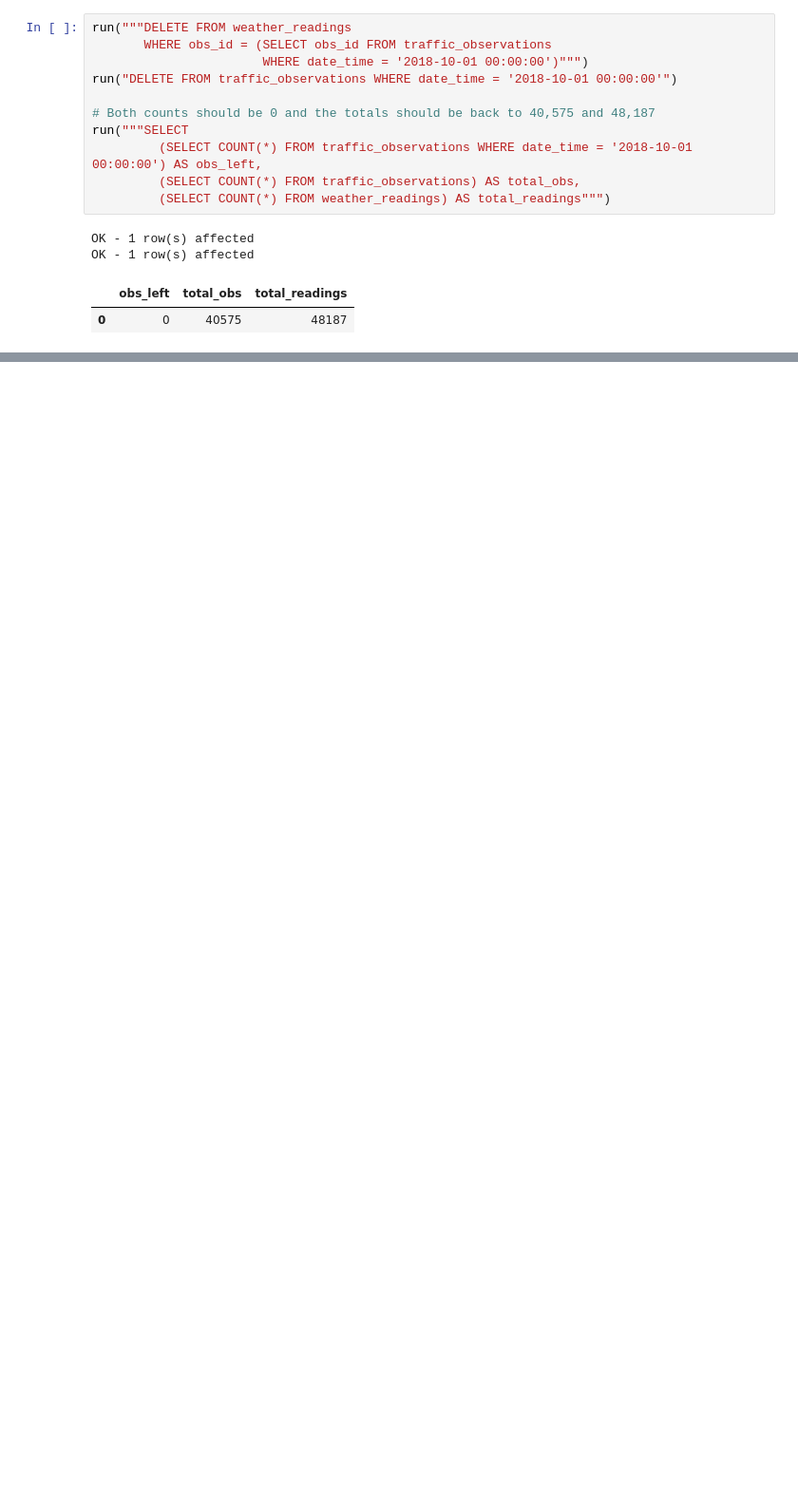
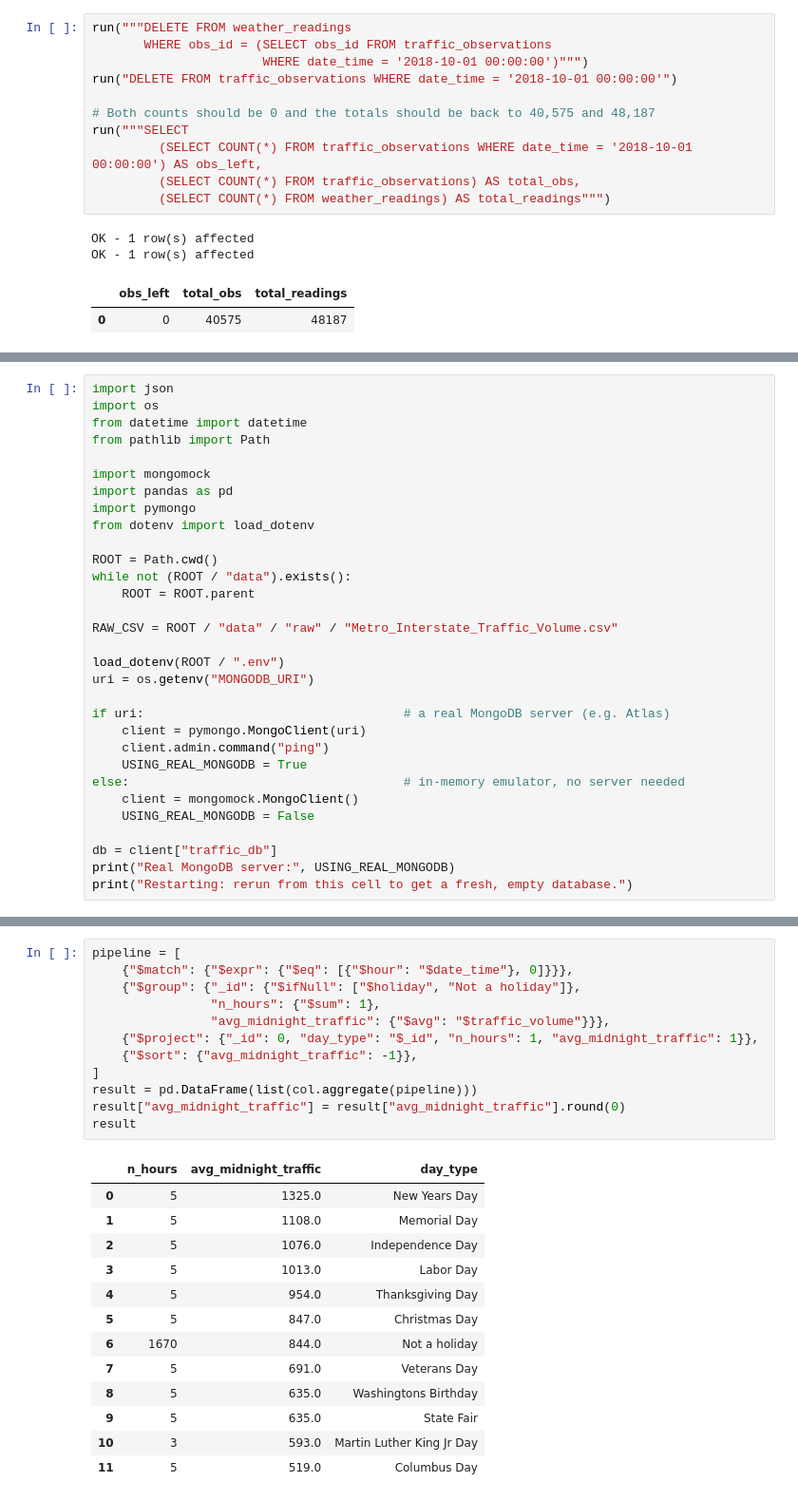
Before and after one commit to Akinloye3264/machine_learning_pipeline_formative-one, a Jupyter notebook: database/scripts/trafficsnotebook.ipynb, the cells around one changed output, grey strips where cells are left out. Shown at 95% size. Saved outputs shown, nothing was run; the diff lists cells and outputs as text; blank space fills up the shorter version.

Commit message:
Implemented a Mongo db and also exported both databases

```diff
--- a/database/scripts/trafficsnotebook.ipynb
+++ b/database/scripts/trafficsnotebook.ipynb
@@ -354,0 +349,31 @@ OK - 1 row(s) affected
+# %%
+import json
+import os
+from datetime import datetime
+from pathlib import Path
+
+import mongomock
+import pandas as pd
+import pymongo
+from dotenv import load_dotenv
+
+ROOT = Path.cwd()
+while not (ROOT / "data").exists():
+    ROOT = ROOT.parent
+
+RAW_CSV = ROOT / "data" / "raw" / "Metro_Interstate_Traffic_Volume.csv"
+
+load_dotenv(ROOT / ".env")
+uri = os.getenv("MONGODB_URI")
+
+if uri:                                   # a real MongoDB server (e.g. Atlas)
+    client = pymongo.MongoClient(uri)
+    client.admin.command("ping")
+    USING_REAL_MONGODB = True
+else:                                     # in-memory emulator, no server needed
+    client = mongomock.MongoClient()
+    USING_REAL_MONGODB = False
+
+db = client["traffic_db"]
+print("Real MongoDB server:", USING_REAL_MONGODB)
+print("Restarting: rerun from this cell to get a fresh, empty database.")
@@ -354,0 +560,26 @@ OK - 1 row(s) affected
+# %%
+pipeline = [
+    {"$match": {"$expr": {"$eq": [{"$hour": "$date_time"}, 0]}}},
+    {"$group": {"_id": {"$ifNull": ["$holiday", "Not a holiday"]},
+                "n_hours": {"$sum": 1},
+                "avg_midnight_traffic": {"$avg": "$traffic_volume"}}},
+    {"$project": {"_id": 0, "day_type": "$_id", "n_hours": 1, "avg_midnight_traffic": 1}},
+    {"$sort": {"avg_midnight_traffic": -1}},
+]
+result = pd.DataFrame(list(col.aggregate(pipeline)))
+result["avg_midnight_traffic"] = result["avg_midnight_traffic"].round(0)
+result
+# %% [output]
+|  | n_hours | avg_midnight_traffic | day_type |
+| 0 | 5 | 1325.0 | New Years Day |
+| 1 | 5 | 1108.0 | Memorial Day |
+| 2 | 5 | 1076.0 | Independence Day |
+| 3 | 5 | 1013.0 | Labor Day |
+| 4 | 5 | 954.0 | Thanksgiving Day |
+| 5 | 5 | 847.0 | Christmas Day |
+| 6 | 1670 | 844.0 | Not a holiday |
+| 7 | 5 | 691.0 | Veterans Day |
+| 8 | 5 | 635.0 | Washingtons Birthday |
+| 9 | 5 | 635.0 | State Fair |
+| 10 | 3 | 593.0 | Martin Luther King Jr Day |
+| 11 | 5 | 519.0 | Columbus Day |
```
Also changed, not shown: parts of 39 cells of this notebook, 2 other files.
